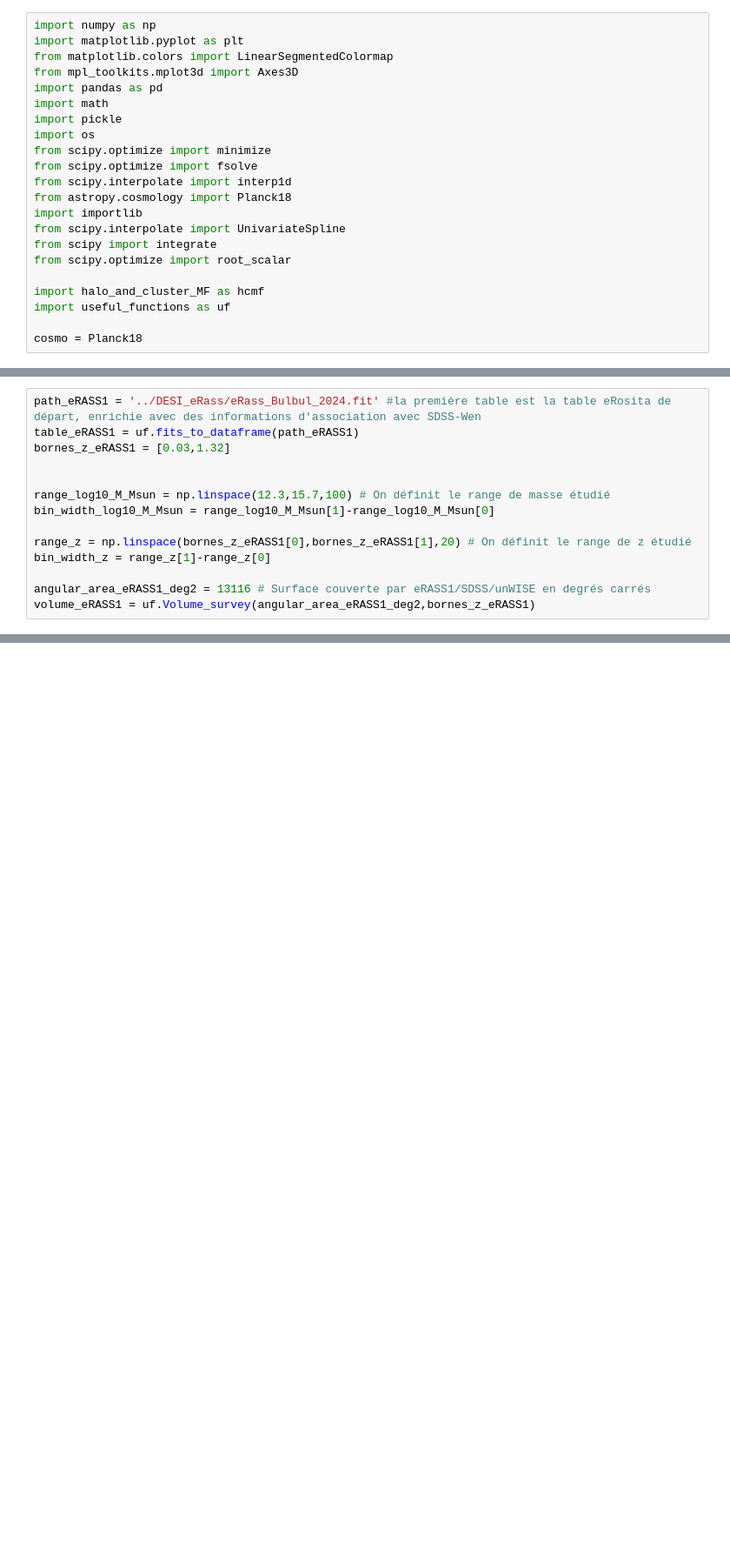
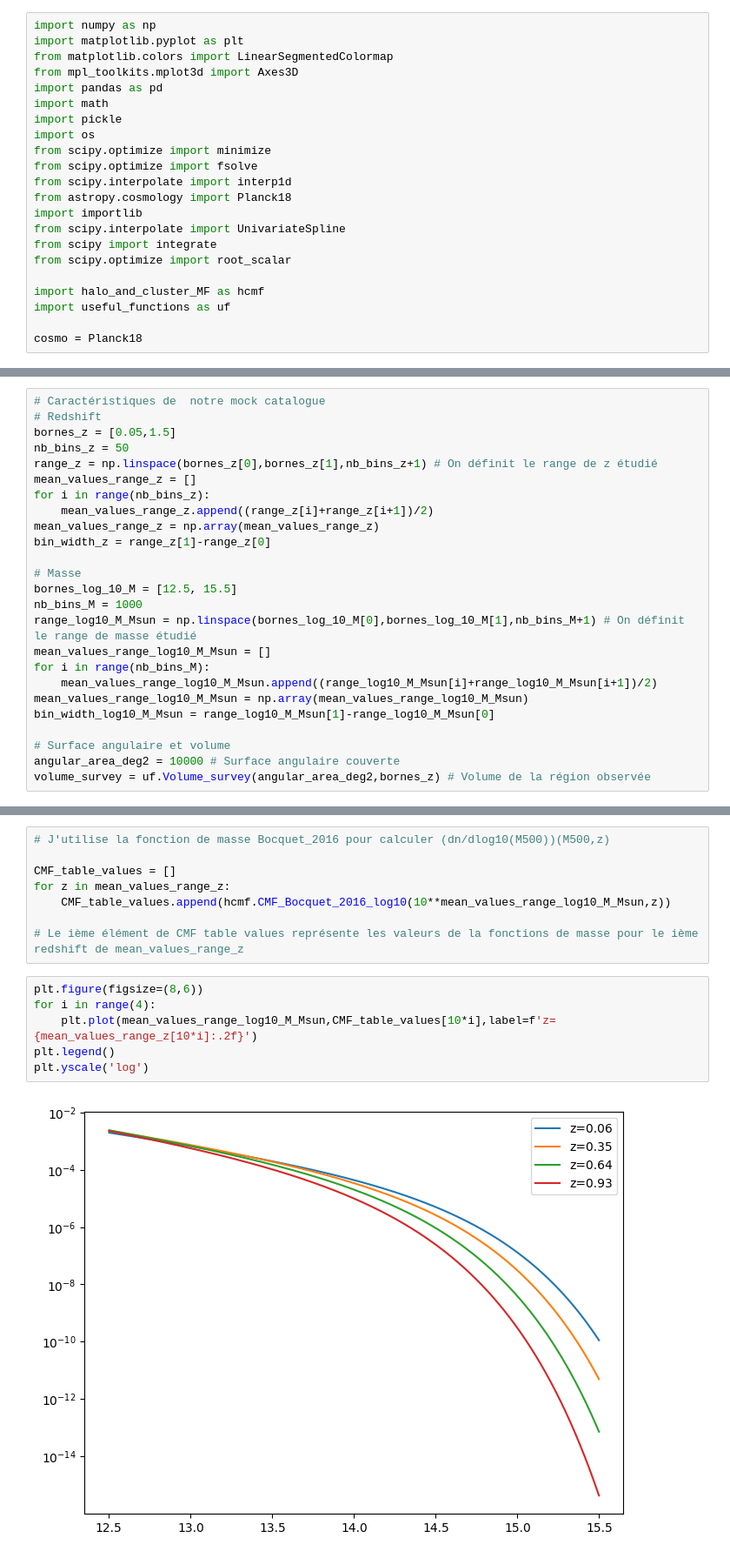
Before and after one commit to EmileD123/M2_Internship_clusters_cross_X_optical, a Jupyter notebook: caracterisation selection effects/mock_catalogue_X_test_scaling.ipynb, the cells around one changed output, grey strips where cells are left out. Shown at 87% size. Drawn from its saved outputs; the diff is of its cells as text; blank space fills up the shorter version.

Commit message:
création d'un mock catalogue pour tester les coupures en x (mock_catalogue_X_test_scaling.ipynb)

```diff
--- a/caracterisation selection effects/mock_catalogue_X_test_scaling.ipynb
+++ b/caracterisation selection effects/mock_catalogue_X_test_scaling.ipynb
@@ -33,14 +31,25 @@ On va grandement s'inspirer du catalogue eRASS1 pour créer notre mock catalogue
 # %%
-path_eRASS1 = '../DESI_eRass/eRass_Bulbul_2024.fit' #la première table est la table eRosita de départ, enrichie avec des informations d'association avec SDSS-Wen
-table_eRASS1 = uf.fits_to_dataframe(path_eRASS1)
-bornes_z_eRASS1 = [0.03,1.32]
+# Caractéristiques de  notre mock catalogue
+# Redshift
+bornes_z = [0.05,1.5]
+nb_bins_z = 50
+range_z = np.linspace(bornes_z[0],bornes_z[1],nb_bins_z+1) # On définit le range de z étudié
+mean_values_range_z = []
+for i in range(nb_bins_z):
+    mean_values_range_z.append((range_z[i]+range_z[i+1])/2)
+mean_values_range_z = np.array(mean_values_range_z)
+bin_width_z = range_z[1]-range_z[0]
 
-
-range_log10_M_Msun = np.linspace(12.3,15.7,100) # On définit le range de masse étudié
+# Masse
+bornes_log_10_M = [12.5, 15.5]
+nb_bins_M = 1000
+range_log10_M_Msun = np.linspace(bornes_log_10_M[0],bornes_log_10_M[1],nb_bins_M+1) # On définit le range de masse étudié
+mean_values_range_log10_M_Msun = []
+for i in range(nb_bins_M):
+    mean_values_range_log10_M_Msun.append((range_log10_M_Msun[i]+range_log10_M_Msun[i+1])/2)
+mean_values_range_log10_M_Msun = np.array(mean_values_range_log10_M_Msun)
 bin_width_log10_M_Msun = range_log10_M_Msun[1]-range_log10_M_Msun[0]
 
-range_z = np.linspace(bornes_z_eRASS1[0],bornes_z_eRASS1[1],20) # On définit le range de z étudié
-bin_width_z = range_z[1]-range_z[0]
-
-angular_area_eRASS1_deg2 = 13116 # Surface couverte par eRASS1/SDSS/unWISE en degrés carrés
-volume_eRASS1 = uf.Volume_survey(angular_area_eRASS1_deg2,bornes_z_eRASS1)
+# Surface angulaire et volume
+angular_area_deg2 = 10000 # Surface angulaire couverte
+volume_survey = uf.Volume_survey(angular_area_deg2,bornes_z) # Volume de la région observée
@@ -54,0 +68,16 @@ np.float64(0.0343434343434339)
+# %%
+# J'utilise la fonction de masse Bocquet_2016 pour calculer (dn/dlog10(M500))(M500,z)
+
+CMF_table_values = []
+for z in mean_values_range_z:
+    CMF_table_values.append(hcmf.CMF_Bocquet_2016_log10(10**mean_values_range_log10_M_Msun,z))
+
+# Le ième élément de CMF table values représente les valeurs de la fonctions de masse pour le ième redshift de mean_values_range_z
+# %%
+plt.figure(figsize=(8,6))
+for i in range(4):
+    plt.plot(mean_values_range_log10_M_Msun,CMF_table_values[10*i],label=f'z={mean_values_range_z[10*i]:.2f}')
+plt.legend()
+plt.yscale('log')
+# %% [output]
+[figure, added]
```
Also changed, not shown: parts of 40 cells of this notebook, 2 other files.
